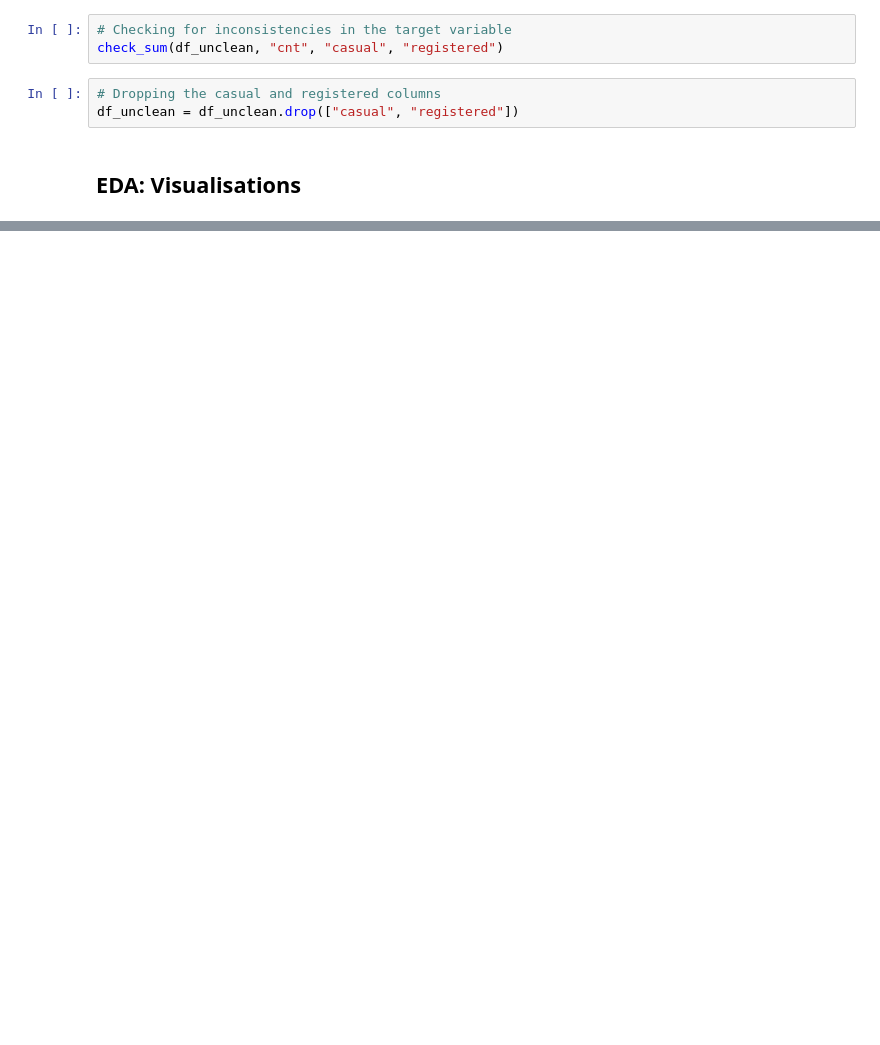
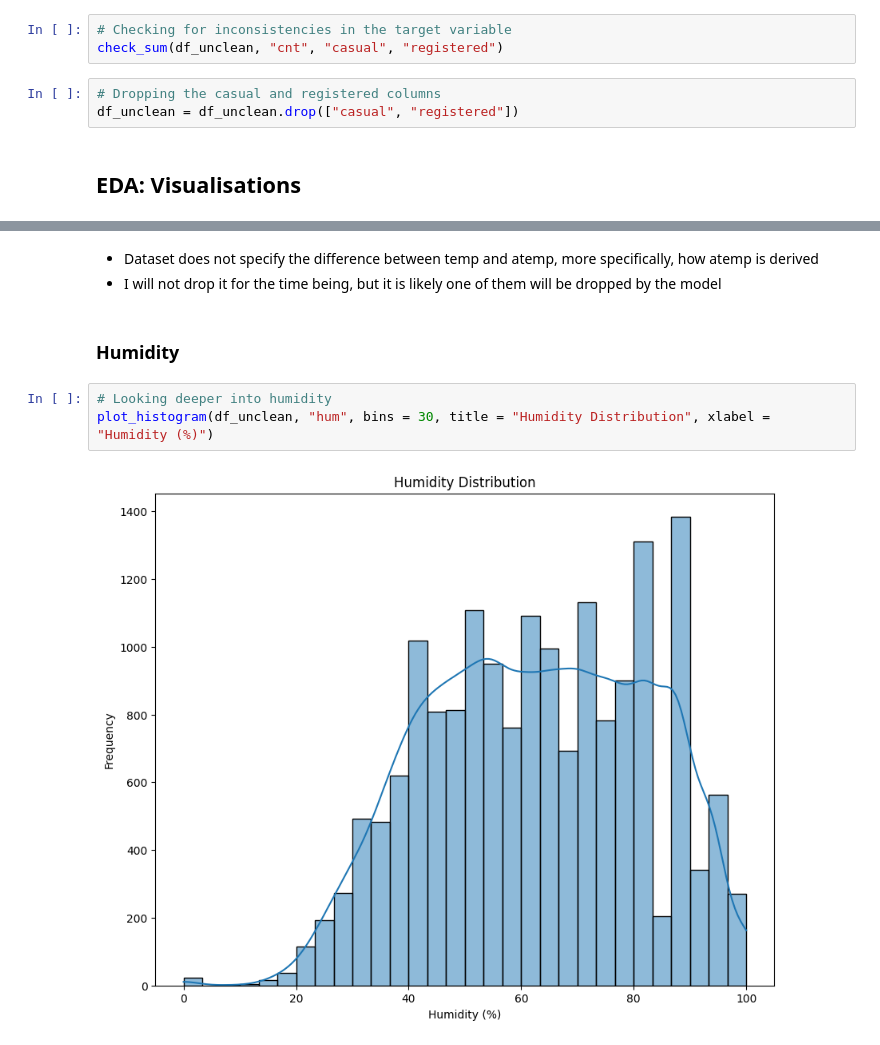
Before and after one commit to govindnirav/project_d100, a Jupyter notebook: scripts/eda_cleaning.ipynb, the cells around one changed output, grey strips where cells are left out. Cells and saved outputs as stored; diff of their text form; blank space fills up the shorter version.

```diff
--- a/scripts/eda_cleaning.ipynb
+++ b/scripts/eda_cleaning.ipynb
@@ -133,0 +176,10 @@ or by setting POLARS_ALLOW_FORKING_THREAD=1.
+# %% [markdown]
+- Dataset does not specify the difference between temp and atemp, more specifically, how atemp is derived
+- I will not drop it for the time being, but it is likely one of them will be dropped by the model
+# %% [markdown]
+### Humidity
+# %%
+# Looking deeper into humidity
+plot_histogram(df_unclean, "hum", bins = 30, title = "Humidity Distribution", xlabel = "Humidity (%)")
+# %% [output]
+[figure, added]
```
Also changed, not shown: parts of 49 cells of this notebook.
